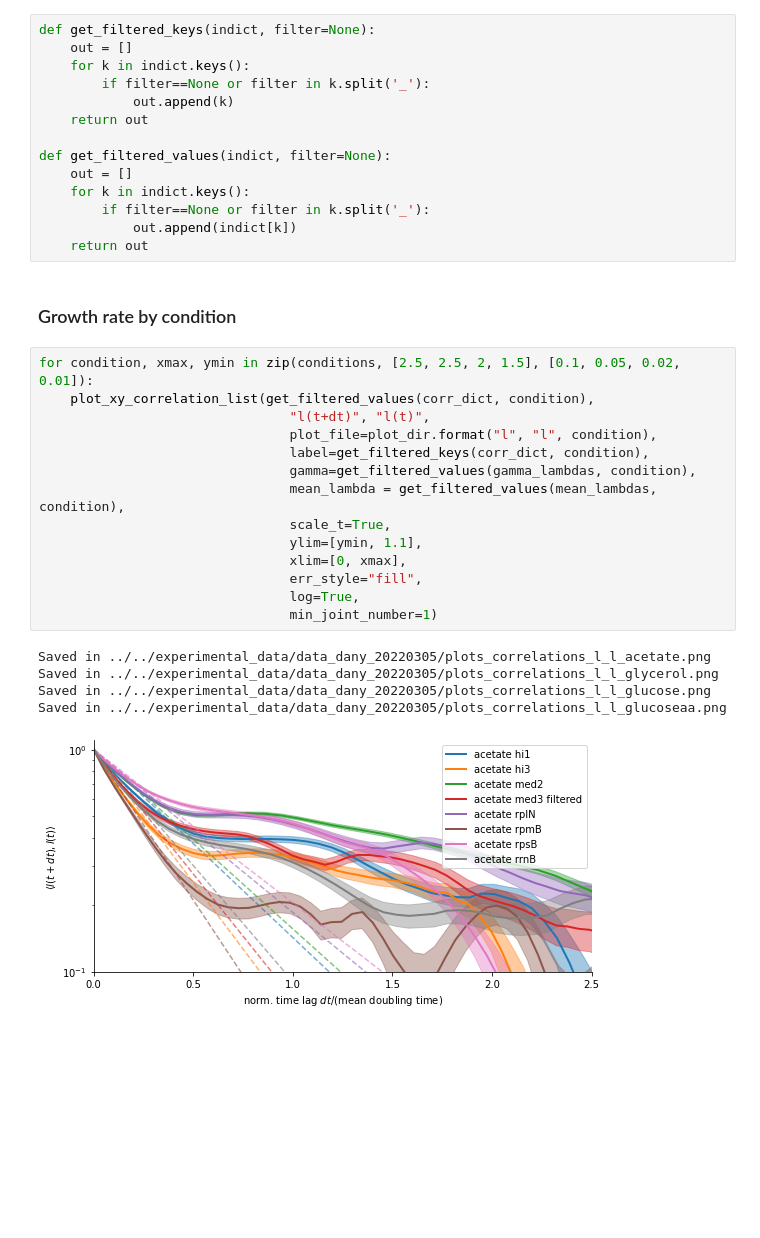
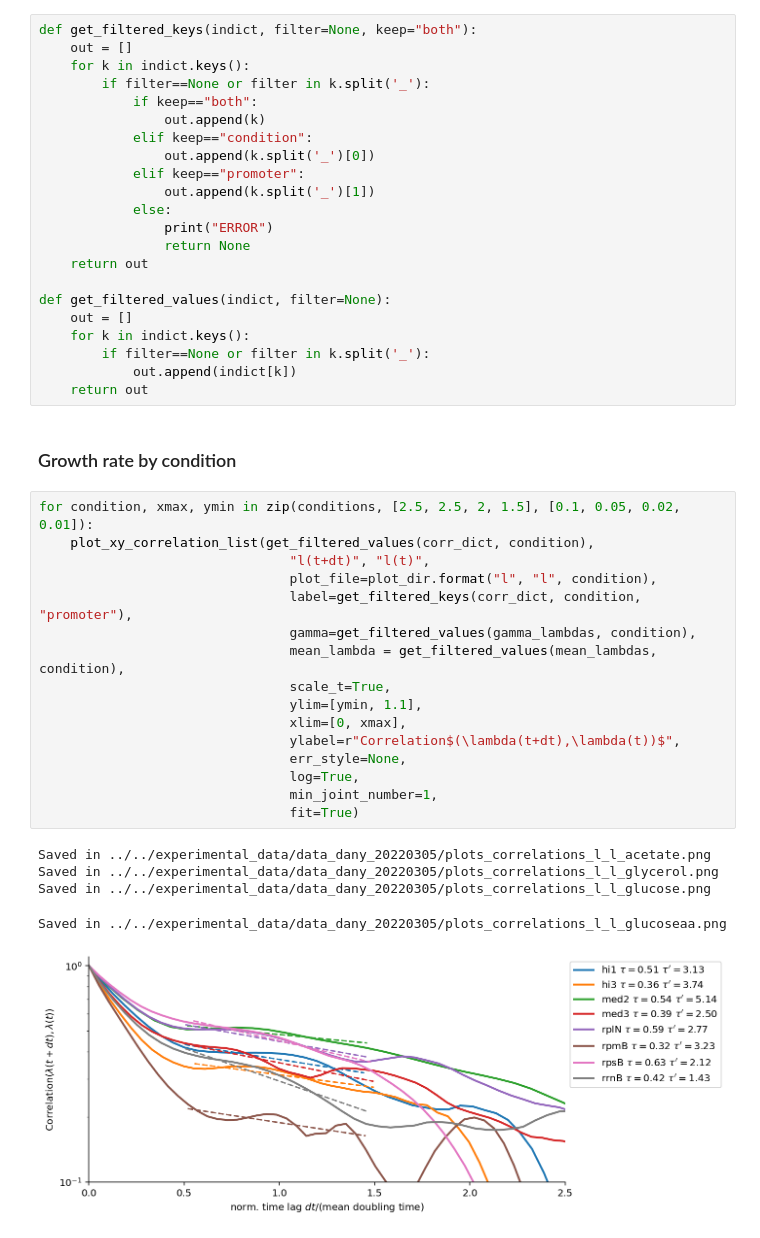
Before and after one commit to bjks/gfp_gaussian_process, a Jupyter notebook: python_src/plot_correlations_from_npz.ipynb, the cells around one changed output. Drawn from its saved outputs; the diff is of its cells as text; blank space fills up the shorter version.

```diff
--- a/python_src/plot_correlations_from_npz.ipynb
+++ b/python_src/plot_correlations_from_npz.ipynb
@@ -397,11 +435,19 @@ for cf in corralations_filenames:
 # %% [output]
 acetate_hi1     acetate_hi3     acetate_med2    acetate_med3_filtered   acetate_rplN    acetate_rpmB    acetate_rpsB    acetate_rrnB    glucose_hi1     glucose_hi3     glucose_med2    glucose_med3     ...
 # %%
-def get_filtered_keys(indict, filter=None):
+def get_filtered_keys(indict, filter=None, keep="both"):
     out = []
     for k in indict.keys():
         if filter==None or filter in k.split('_'):
-            out.append(k)
+            if keep=="both":
+                out.append(k)
+            elif keep=="condition":
+                out.append(k.split('_')[0])
+            elif keep=="promoter":
+                out.append(k.split('_')[1])
+            else:
+                print("ERROR")
+                return None
     return out
 
 def get_filtered_values(indict, filter=None):
@@ -415,20 +461,22 @@ def get_filtered_values(indict, filter=None):
 # %%
 for condition, xmax, ymin in zip(conditions, [2.5, 2.5, 2, 1.5], [0.1, 0.05, 0.02, 0.01]):
     plot_xy_correlation_list(get_filtered_values(corr_dict, condition),
                                 "l(t+dt)", "l(t)",
                                 plot_file=plot_dir.format("l", "l", condition),
-                                label=get_filtered_keys(corr_dict, condition),
+                                label=get_filtered_keys(corr_dict, condition, "promoter"),
                                 gamma=get_filtered_values(gamma_lambdas, condition),
                                 mean_lambda = get_filtered_values(mean_lambdas, condition),
                                 scale_t=True,
                                 ylim=[ymin, 1.1],
                                 xlim=[0, xmax],
-                                err_style="fill",
+                                ylabel=r"Correlation$(\lambda(t+dt),\lambda(t))$",
+                                err_style=None,
                                 log=True,
-                                min_joint_number=1)
+                                min_joint_number=1,
+                                fit=True)
 # %% [output]
 Saved in ../../experimental_data/data_dany_20220305/plots_correlations_l_l_acetate.png
 Saved in ../../experimental_data/data_dany_20220305/plots_correlations_l_l_glycerol.png
 Saved in ../../experimental_data/data_dany_20220305/plots_correlations_l_l_glucose.png
-Saved in ../../experimental_data/data_dany_20220305/plots_correlations_l_l_glucoseaa.png
+Saved in ../../experimental_data/data_dany_20220305/plots_correlations_l_l_glucoseaa.png
-[figure, old version]
+[figure, new version]
```
Also changed, not shown: parts of 12 cells of this notebook, 2 other files.
